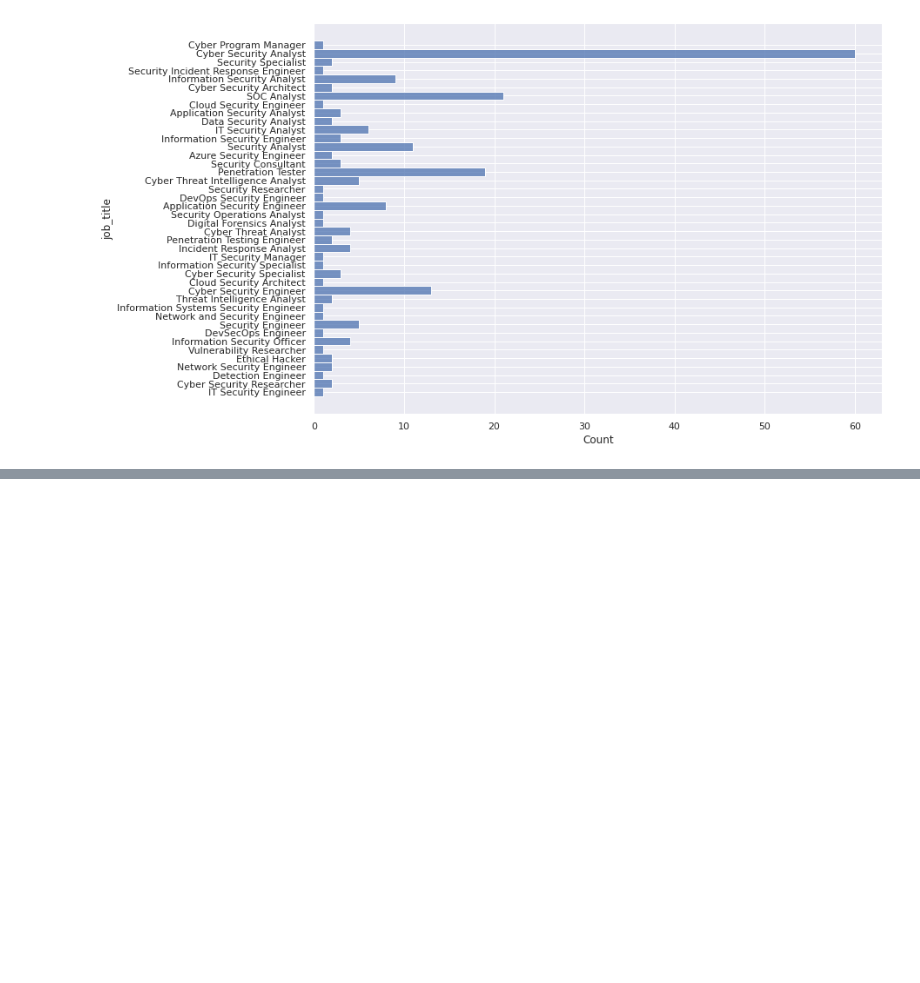
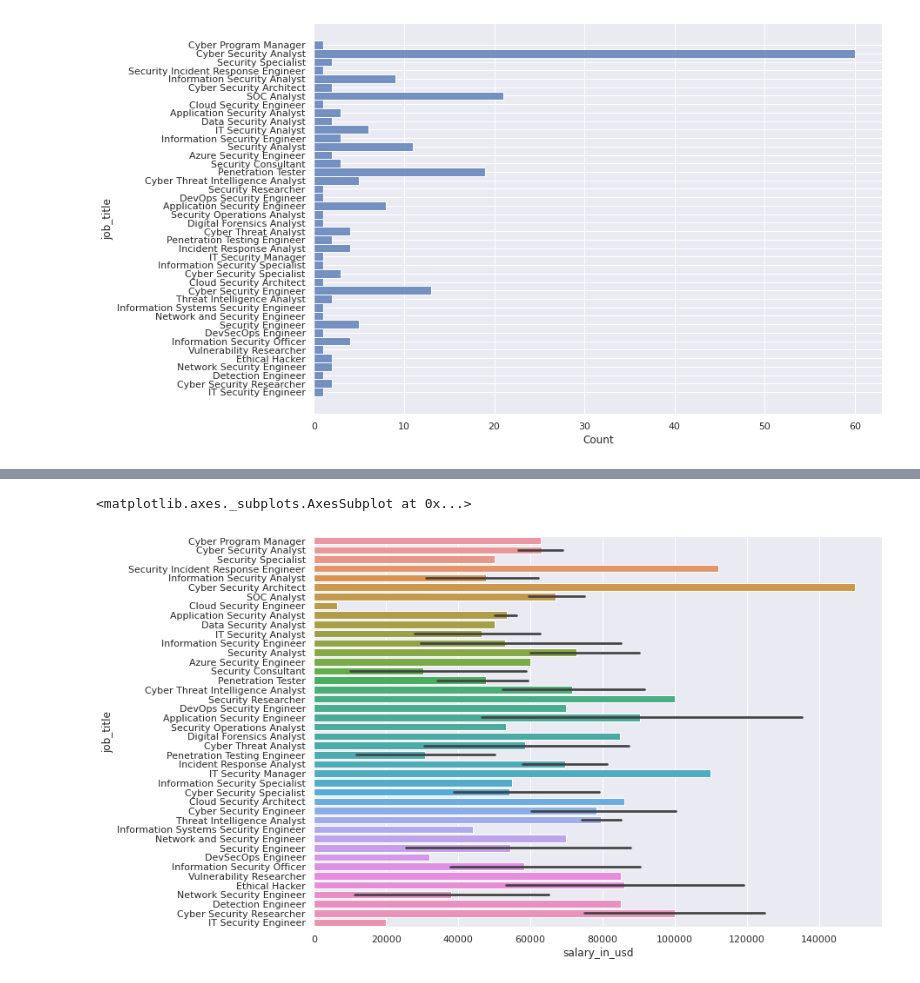
Before and after one commit to NotRebelle/H3Hitema, a Jupyter notebook: Soutenance/soutenance.ipynb, the cells around one changed output, grey strips where cells are left out. Saved outputs shown, nothing was run; the diff lists cells and outputs as text; code cells hidden in the pictures; blank space fills up the shorter version.

```diff
--- a/Soutenance/soutenance.ipynb
+++ b/Soutenance/soutenance.ipynb
@@ -60,0 +88,9 @@ sns.histplot(data=filterEN, y="job_title")
+# %%
+filterEN = df[(df.experience_level == "EN")]
+sns.barplot(
+    data=filterEN,
+    y="job_title", x="salary_in_usd"
+)
+# %% [output]
+<matplotlib.axes._subplots.AxesSubplot at 0x...>
+[figure, added]
```
Also changed, not shown: parts of 5 cells of this notebook, 1 other file.
